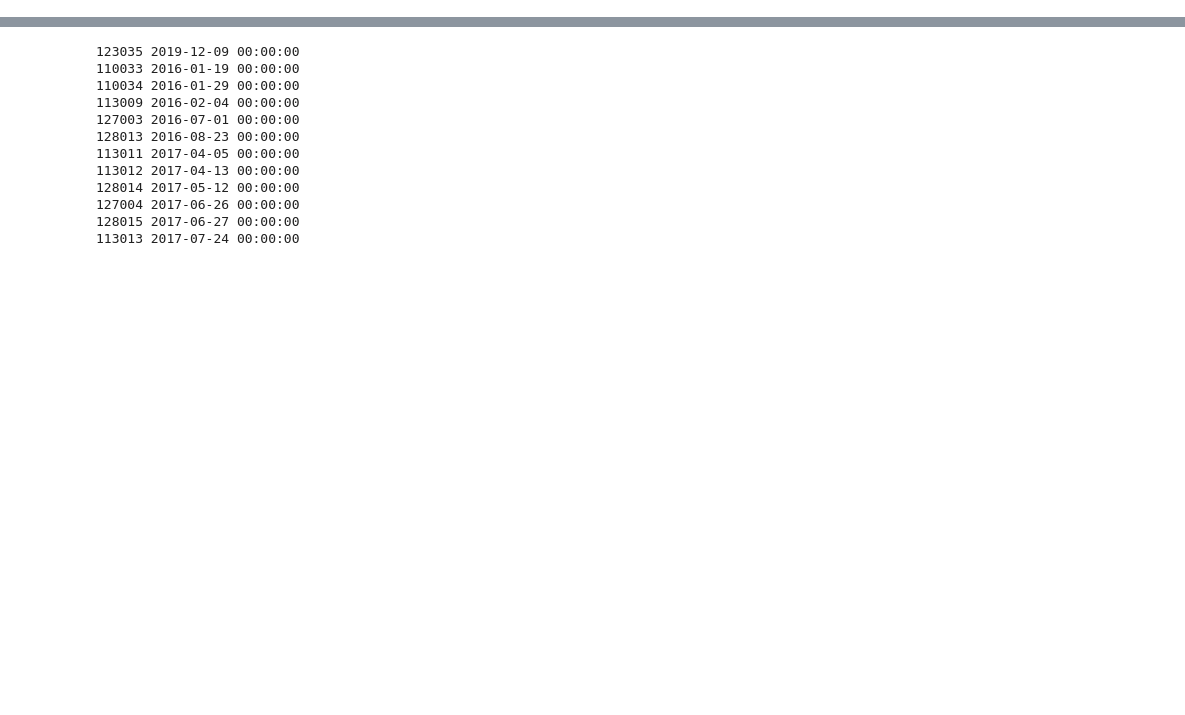
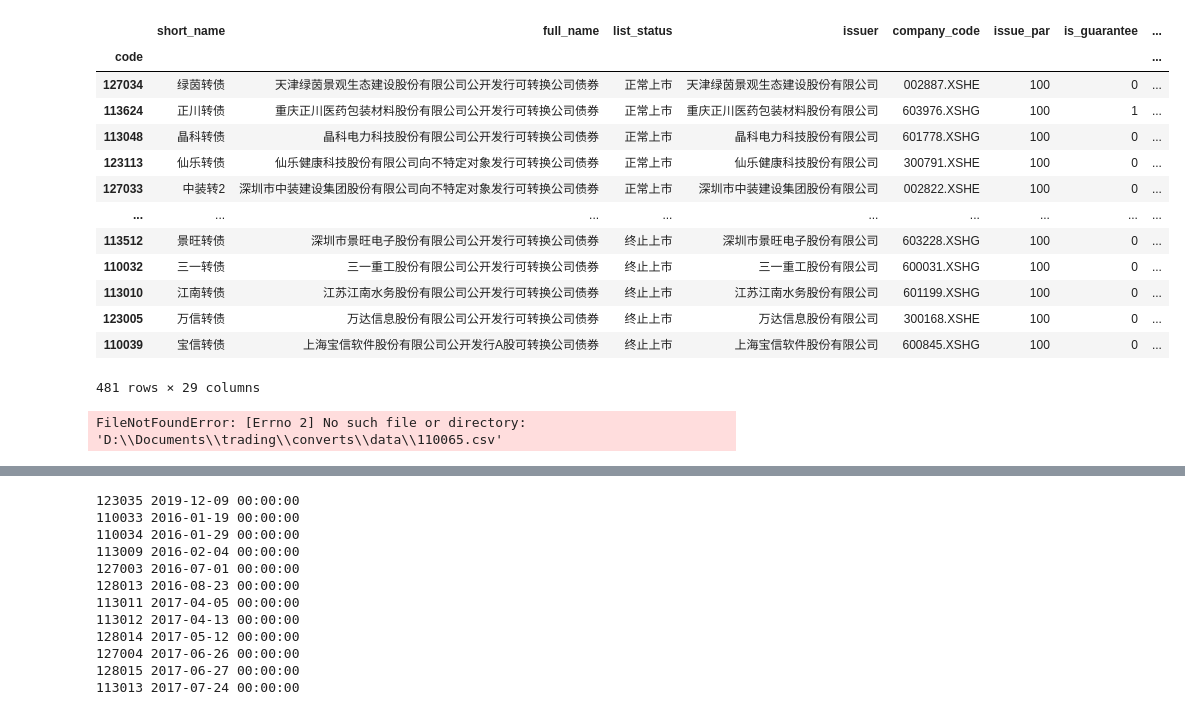
Before and after one commit to qianyun210603/backtrader, a Jupyter notebook: jupyter/test_backtrader1.ipynb, the cells around one changed output, grey strips where cells are left out. Saved outputs shown, nothing was run; the diff lists cells and outputs as text; code cells hidden in the pictures; blank space fills up the shorter version.

```diff
--- a/jupyter/test_backtrader1.ipynb
+++ b/jupyter/test_backtrader1.ipynb
@@ -10,3 +15,25 @@ data_folder = r"D:\Documents\trading\converts\data"
 # %%
-info_df = pd.read_csv(os.path.join(data_folder, "converts_info.csv"), index_col='code', encoding='utf-8')
-all_data = {code: pd.read_csv(os.path.join(data_folder, "{}.csv".format(code)), parse_dates=[0], index_col=0, encoding='utf-8') for code in info_df.index}
+info_df2 = pd.read_excel(os.path.join(data_folder, "convert_redemption2.xlsx"))
+info_df2 = info_df2[(info_df2.delist_Date >= "2018-01-01") & (info_df2.list_date <= "2021-06-01")].set_index('code')
+all_data = {code: pd.read_csv(os.path.join(data_folder, "{}.csv".format(code)), parse_dates=[0], index_col=0, encoding='utf-8') for code in info_df2.index}
+# %%
+info_df2
+# %% [output]
+|  | short_name | full_name | list_status | issuer | company_code | issue_par | is_guarantee | ... |
+| code |  |  |  |  |  |  |  | ... |
+| 127034 | 绿茵转债 | 天津绿茵景观生态建设股份有限公司公开发行可转换公司债券 | 正常上市 | 天津绿茵景观生态建设股份有限公司 | 002887.XSHE | 100 | 0 | ... |
+| 113624 | 正川转债 | 重庆正川医药包装材料股份有限公司公开发行可转换公司债券 | 正常上市 | 重庆正川医药包装材料股份有限公司 | 603976.XSHG | 100 | 1 | ... |
+| 113048 | 晶科转债 | 晶科电力科技股份有限公司公开发行可转换公司债券 | 正常上市 | 晶科电力科技股份有限公司 | 601778.XSHG | 100 | 0 | ... |
+| 123113 | 仙乐转债 | 仙乐健康科技股份有限公司向不特定对象发行可转换公司债券 | 正常上市 | 仙乐健康科技股份有限公司 | 300791.XSHE | 100 | 0 | ... |
+| 127033 | 中装转2 | 深圳市中装建设集团股份有限公司向不特定对象发行可转换公司债券 | 正常上市 | 深圳市中装建设集团股份有限公司 | 002822.XSHE | 100 | 0 | ... |
+| ... | ... | ... | ... | ... | ... | ... | ... | ... |
+| 113512 | 景旺转债 | 深圳市景旺电子股份有限公司公开发行可转换公司债券 | 终止上市 | 深圳市景旺电子股份有限公司 | 603228.XSHG | 100 | 0 | ... |
+| 110032 | 三一转债 | 三一重工股份有限公司公开发行可转换公司债券 | 终止上市 | 三一重工股份有限公司 | 600031.XSHG | 100 | 0 | ... |
+| 113010 | 江南转债 | 江苏江南水务股份有限公司公开发行可转换公司债券 | 终止上市 | 江苏江南水务股份有限公司 | 601199.XSHG | 100 | 0 | ... |
+| 123005 | 万信转债 | 万达信息股份有限公司公开发行可转换公司债券 | 终止上市 | 万达信息股份有限公司 | 300168.XSHE | 100 | 0 | ... |
+| 110039 | 宝信转债 | 上海宝信软件股份有限公司公开发行A股可转换公司债券 | 终止上市 | 上海宝信软件股份有限公司 | 600845.XSHG | 100 | 0 | ... |
+481 rows × 29 columns
+# %%
+all_data = {code: pd.read_csv(os.path.join(data_folder, "{}.csv".format(code)), parse_dates=[0], index_col=0, encoding='utf-8') for code in info_df2.index if code not in [128064, 123066, 123007, 113509, 128032, 113040, 113611, 127023, 123058, 113543]}
+# %% [output]
+FileNotFoundError: [Errno 2] No such file or directory: 'D:\\Documents\\trading\\converts\\data\\110065.csv'
```
Also changed, not shown: parts of 25 cells of this notebook, 6 other files.
